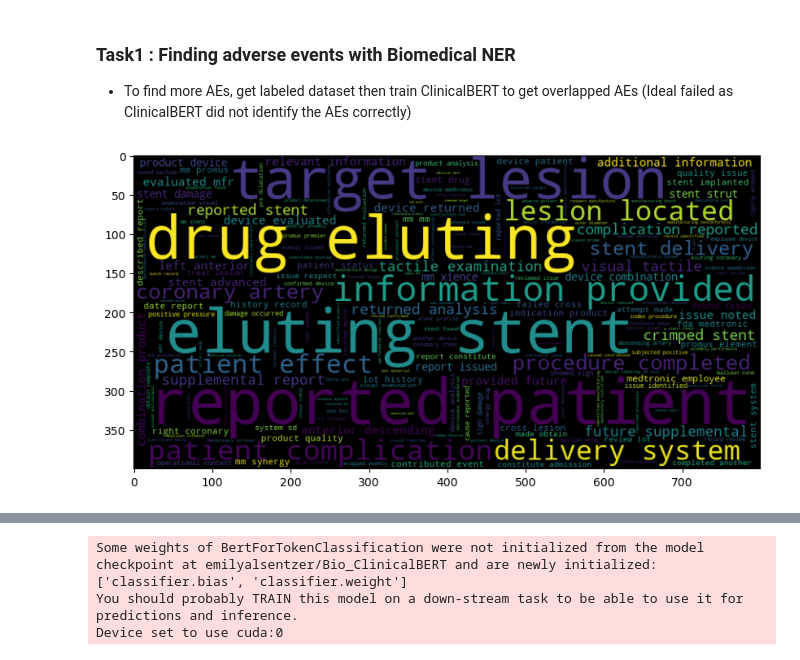
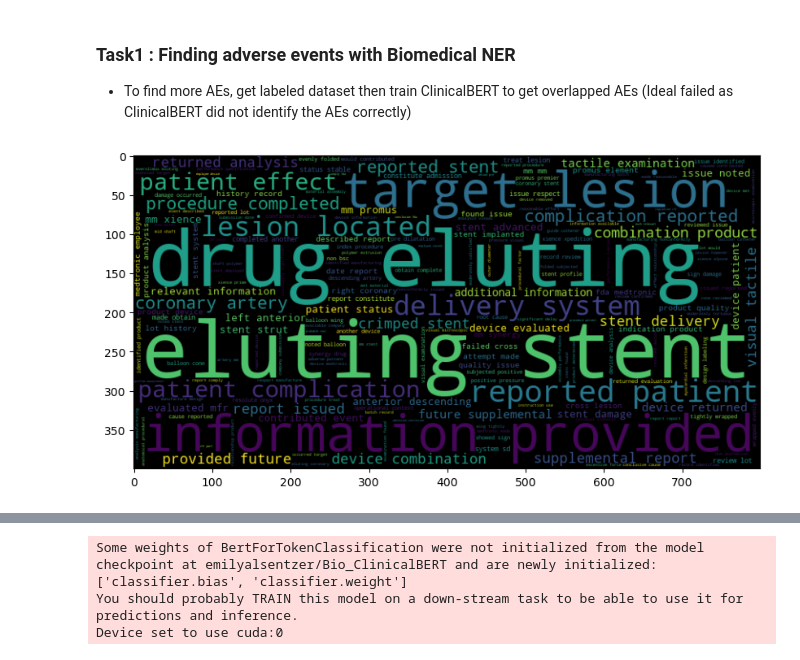
Before and after one commit to HYWONG-00/MAUDE_chatbot, a Jupyter notebook: Task 1 & 2.ipynb, the cells around one changed output, grey strips where cells are left out. Drawn from its saved outputs; the diff is of its cells as text; code cells hidden in the pictures.

```diff
--- a/Task 1 & 2.ipynb
+++ b/Task 1 & 2.ipynb
@@ -58,22 +68,28 @@ for index, row in TEXTS.iterrows():
     word = re.sub(r'\d', ' ', word)
     tokens = word_tokenize(word)
     # removing stopwords
-    # filtered_tokens = [x for x in tokens if x not in stop_words and len(x) > 1]
+    filtered_tokens = [x for x in tokens if x not in stop_words and len(x) > 1]
     # lemmatization
-    # lemmatized_tokens = [lemmatizer.lemmatize(token) for token in filtered_tokens]
+    lemmatized_tokens = [lemmatizer.lemmatize(token) for token in filtered_tokens]
 
-    results[row["MDR_REPORT_KEY"]] = tokens # lemmatized_tokens
+    results[row["MDR_REPORT_KEY"]] = lemmatized_tokens
 # %%
 from wordcloud import WordCloud
+from nltk import bigrams
+from collections import Counter
 
-trigrams = []
-for index, row in results.items():
-    temp = list(ngrams(row, 4))
-    trigrams.extend(" ".join(x) for x in temp)
+allwords = []
+for row in results.values():
+    allwords.extend(row)
 
-wordcloud = WordCloud(width=800, height=400).generate(" ".join(trigrams))
+bigram_list = list(bigrams(allwords))
+bigram_phrases = [' '.join(b) for b in bigram_list]
+
+# 3. Count bigram frequencies
+bigram_freq = Counter(bigram_phrases)
+wordcloud = WordCloud(width=800, height=400).generate_from_frequencies(bigram_freq)
 plt.figure(figsize=(10,5))
 plt.imshow(wordcloud, interpolation="bilinear")
 plt.show()
 # %% [output]
-[figure, old version]
+[figure, new version]
```
Also changed, not shown: parts of 8 cells of this notebook.
